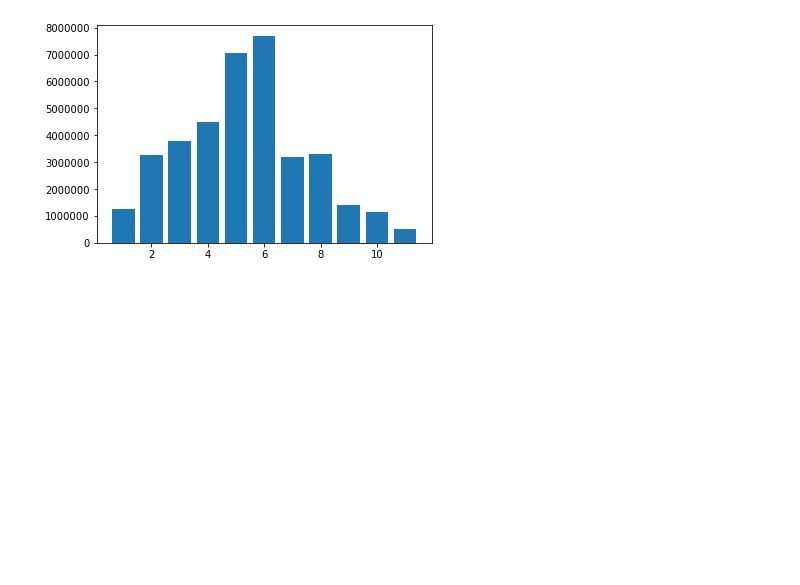
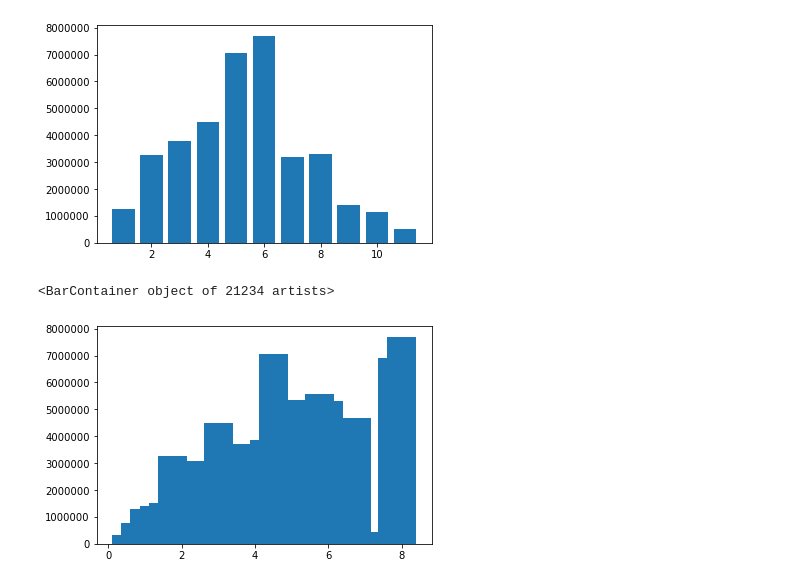
Before and after one commit to Maltanno/Phase2_Project, a Jupyter notebook: Data_Analysis.ipynb, the cells around one changed output. Saved outputs shown, nothing was run; the diff lists cells and outputs as text; code cells hidden in the pictures; blank space fills up the shorter version.

Commit message:
added visuals and transform decisions

```diff
--- a/Data_Analysis.ipynb
+++ b/Data_Analysis.ipynb
@@ -320,4 +320,7 @@ plt.bar(data.bedrooms, data.price)
 <BarContainer object of 21234 artists>
 [figure]
 # %%
-plt.bar(data.bedrooms, data.price)
+plt.bar(data.bathrooms, data.price)
+# %% [output]
+<BarContainer object of 21234 artists>
+[figure, added]
```
Also changed, not shown: parts of 1 cell of this notebook.
